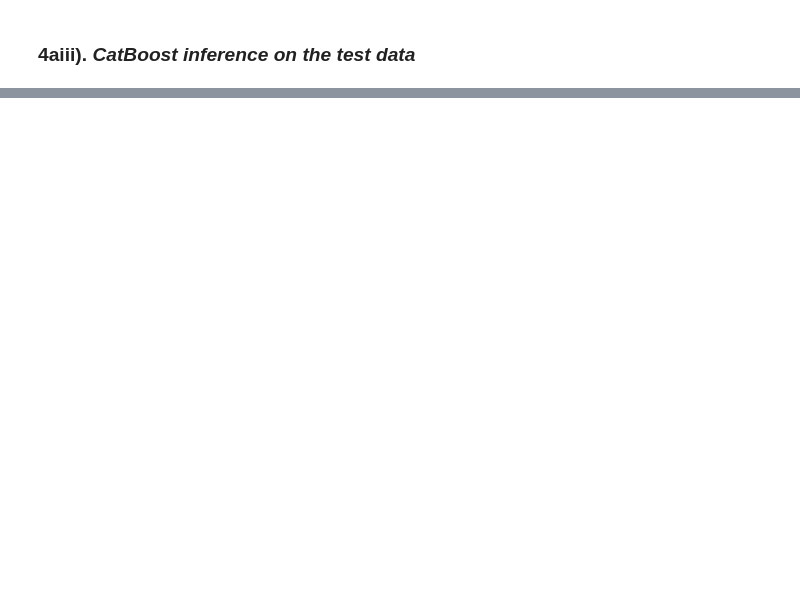
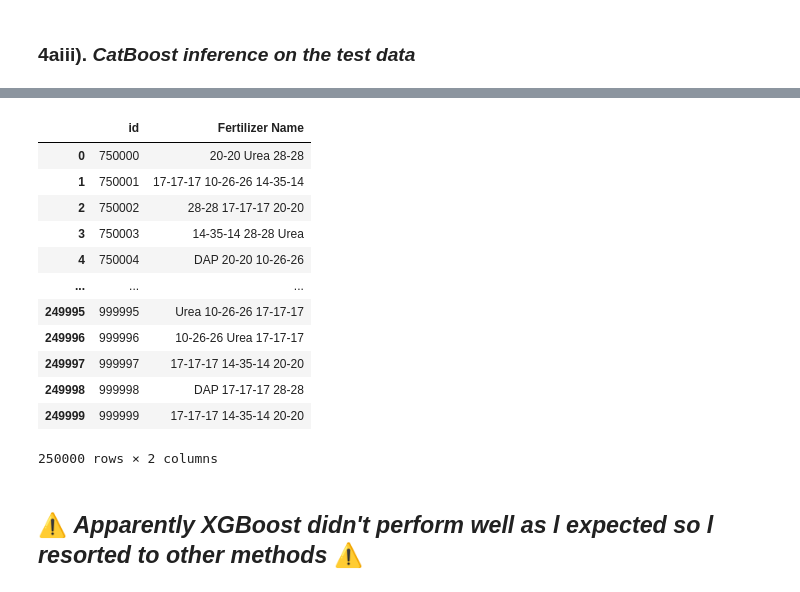
Before and after one commit to deus-ml/INTRODUCTION-TO-MACHINE-LEARNING, a Jupyter notebook: optimal-fertilizers-optuna-cat-xgb.ipynb, the cells around one changed output, grey strips where cells are left out. Drawn from its saved outputs; the diff is of its cells as text; code cells hidden in the pictures; blank space fills up the shorter version.

Commit message:
Kaggle Notebook | optim_fertilizers🌿|Optuna+Cat+XGB+LGBM|Ensembles | Version 29

```diff
--- a/optimal-fertilizers-optuna-cat-xgb.ipynb
+++ b/optimal-fertilizers-optuna-cat-xgb.ipynb
@@ -354,11 +433,22 @@ catboost_best_params
 ### 4aii). *Final CatBoost Model (with the best parameters)*
 # %%
 # Fit the model with the best parameters
+
+# 🧪 Best parameters obtained from the previous optuna job
+catboost_best_params = {'iterations': 3820,
+ 'learning_rate': 0.2839466858475117,
+ 'depth': 3,
+ 'l2_leaf_reg': 4.245507965247879,
+ 'border_count': 169,
+ 'random_strength': 0.1416768708009795,
+ 'bagging_temperature': 0.10225652601468996,
+ 'auto_class_weights': None}
+
 catboost_model = CatBoostClassifier(
-    **catboost_best_params,
-    random_seed=42,
-    task_type="GPU",
-    verbose=False
+     **catboost_best_params,
+      random_seed=42,
+      # task_type="GPU",
+      verbose=False
 )
 
 catboost_model.fit(X_train_v2, y_train) # Fit model to the training data
@@ -461,0 +617,8 @@ def xgboost_objective(trial):
+# %%
+# Returning prediction probabilies for each example in the test_data_v2
+submission_probas_xgb = xgb_model.predict_proba(test_data_v2)
+# Returning the indexes of top 3 probabilities for each class (from the largest)
+top3_index_subm = np.argsort(submission_probas_xgb, axis=1)[:, -3:][:, ::-1]
+
+decoded_flat_top3 = lab_encoder_train.inverse_transform(top3_index_subm.flatten())
+decoded_flat_top3.reshape(top3_index_subm.shape)
@@ -461,0 +633,26 @@ def xgboost_objective(trial):
+# %%
+# Convert top 3 predictions to space-separated strings
+preds_as_strings = [' '.join(labels) for labels in decoded_flat_top3.reshape(top3_index_subm.shape)]
+# Build the submission DataFrame
+submission = pd.DataFrame({
+    'id': test_data['id'].values,
+    'Fertilizer Name': preds_as_strings
+})
+submission.to_csv('/kaggle/working/submission.csv',index=False)
+display(submission)
+# %% [output]
+|  | id | Fertilizer Name |
+| 0 | 750000 | 20-20 Urea 28-28 |
+| 1 | 750001 | 17-17-17 10-26-26 14-35-14 |
+| 2 | 750002 | 28-28 17-17-17 20-20 |
+| 3 | 750003 | 14-35-14 28-28 Urea |
+| 4 | 750004 | DAP 20-20 10-26-26 |
+| ... | ... | ... |
+| 249995 | 999995 | Urea 10-26-26 17-17-17 |
+| 249996 | 999996 | 10-26-26 Urea 17-17-17 |
+| 249997 | 999997 | 17-17-17 14-35-14 20-20 |
+| 249998 | 999998 | DAP 17-17-17 28-28 |
+| 249999 | 999999 | 17-17-17 14-35-14 20-20 |
+250000 rows × 2 columns
+# %% [markdown]
+ ## ⚠️ *Apparently XGBoost didn't perform well as l expected so l resorted to other methods* ⚠️
```
Also changed, not shown: parts of 37 cells of this notebook.
